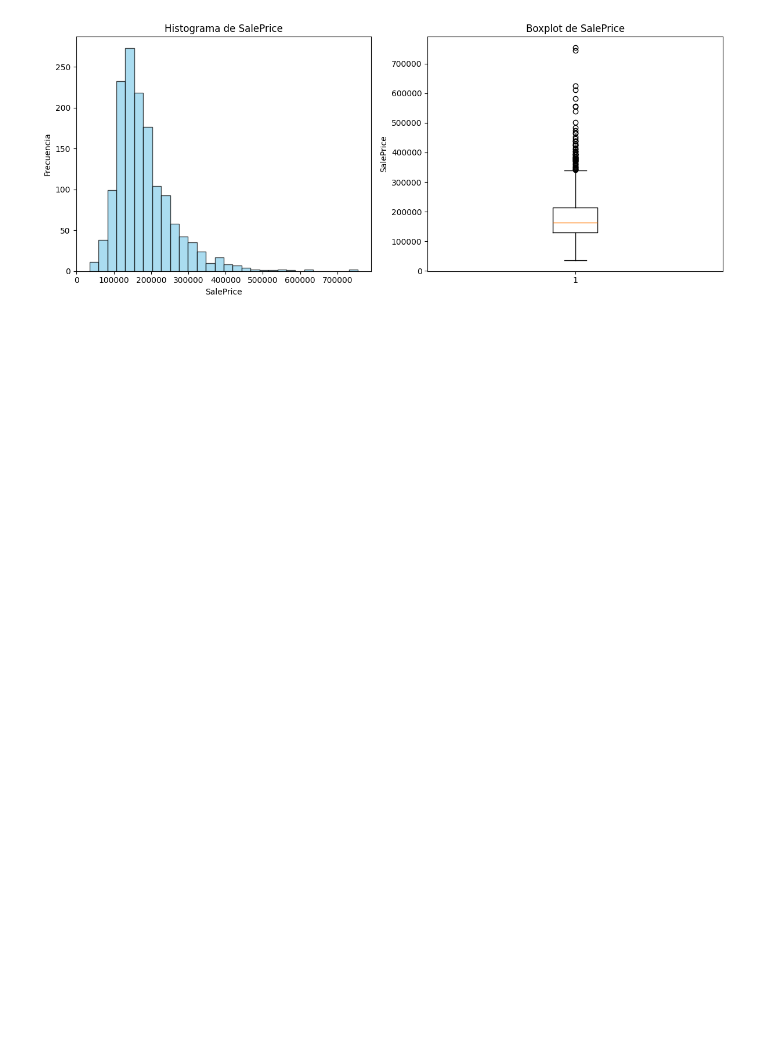
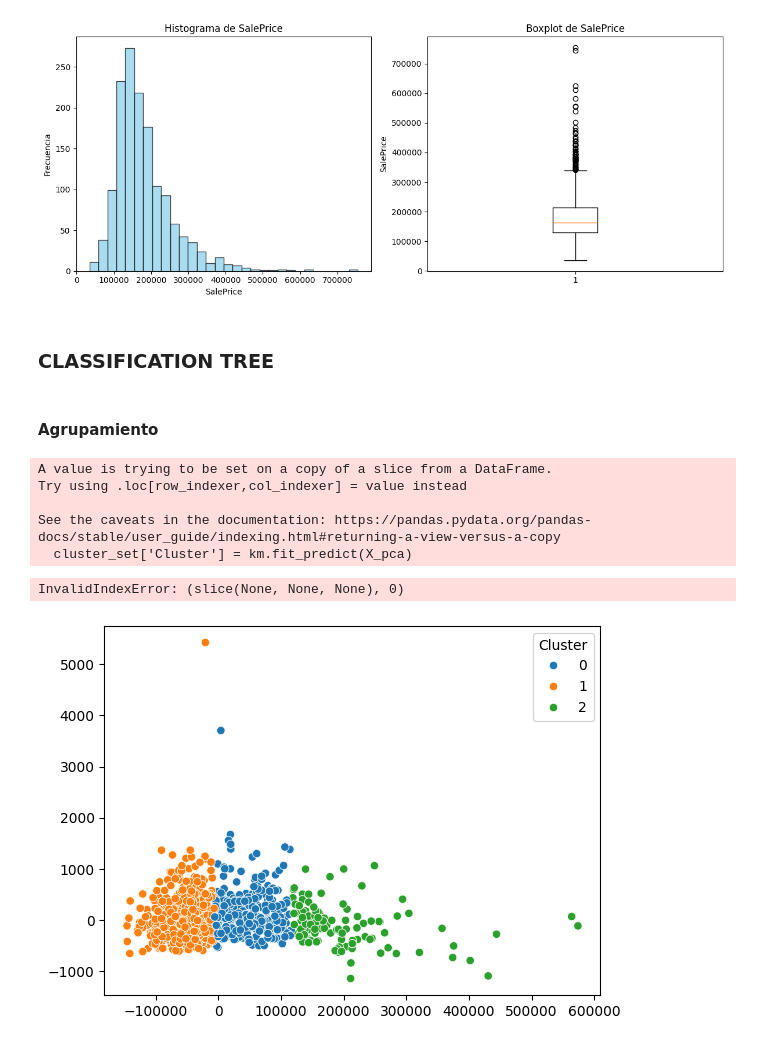
Before and after one commit to DiegoDuaS/Decision_Trees_2, a Jupyter notebook: actividades.ipynb, the cells around one changed output. Drawn from its saved outputs; the diff is of its cells as text; code cells hidden in the pictures; blank space fills up the shorter version.

Commit message:
feat: classification dt

```diff
--- a/actividades.ipynb
+++ b/actividades.ipynb
@@ -286,2 +286,40 @@ MSE Exponenciado: 1612892598.2458
 # %% [markdown]
 ![image.png](attachment:image.png)
+# %% [markdown]
+### CLASSIFICATION TREE
+# %% [markdown]
+#### Agrupamiento
+# %%
+from sklearn.decomposition import PCA
+import sklearn
+import seaborn as sns
+from sklearn.tree import DecisionTreeClassifier
+from sklearn.metrics import accuracy_score, classification_report
+from sklearn.metrics import confusion_matrix, ConfusionMatrixDisplay
+import seaborn as sns
+from sklearn import tree
+cluster_set = house_prices[['GrLivArea', 'SalePrice','1stFlrSF','GarageArea']]
+cluster_set.dropna()
+
+cluster_amount = 3
+X_pca = PCA(n_components=2).fit_transform(cluster_set)
+km = sklearn.cluster.KMeans(n_clusters=cluster_amount, random_state=42).fit(X_pca)
+
+cluster_set['Cluster'] = km.fit_predict(X_pca)
+centroides = cluster_set.groupby('Cluster')['SalePrice'].mean().reset_index()
+
+sns.scatterplot(x=X_pca[:, 0], y=X_pca[:, 1], hue=cluster_set['Cluster'], palette="tab10", legend="full")
+# Plot centroids
+plt.scatter(centroides[:, 0], centroides[:, 1], c='red', marker='X', s=200, label="Centroids")
+
+plt.title(f"K-Means Clustering (Reducido con PCA) - 4 Clusters")
+plt.legend()
+plt.show()
+# %% [output]
+A value is trying to be set on a copy of a slice from a DataFrame.
+Try using .loc[row_indexer,col_indexer] = value instead
+
+See the caveats in the documentation: https://pandas.pydata.org/pandas-docs/stable/user_guide/indexing.html#returning-a-view-versus-a-copy
+  cluster_set['Cluster'] = km.fit_predict(X_pca)
+InvalidIndexError: (slice(None, None, None), 0)
+[figure, added]
```
Also changed, not shown: parts of 15 cells of this notebook.
